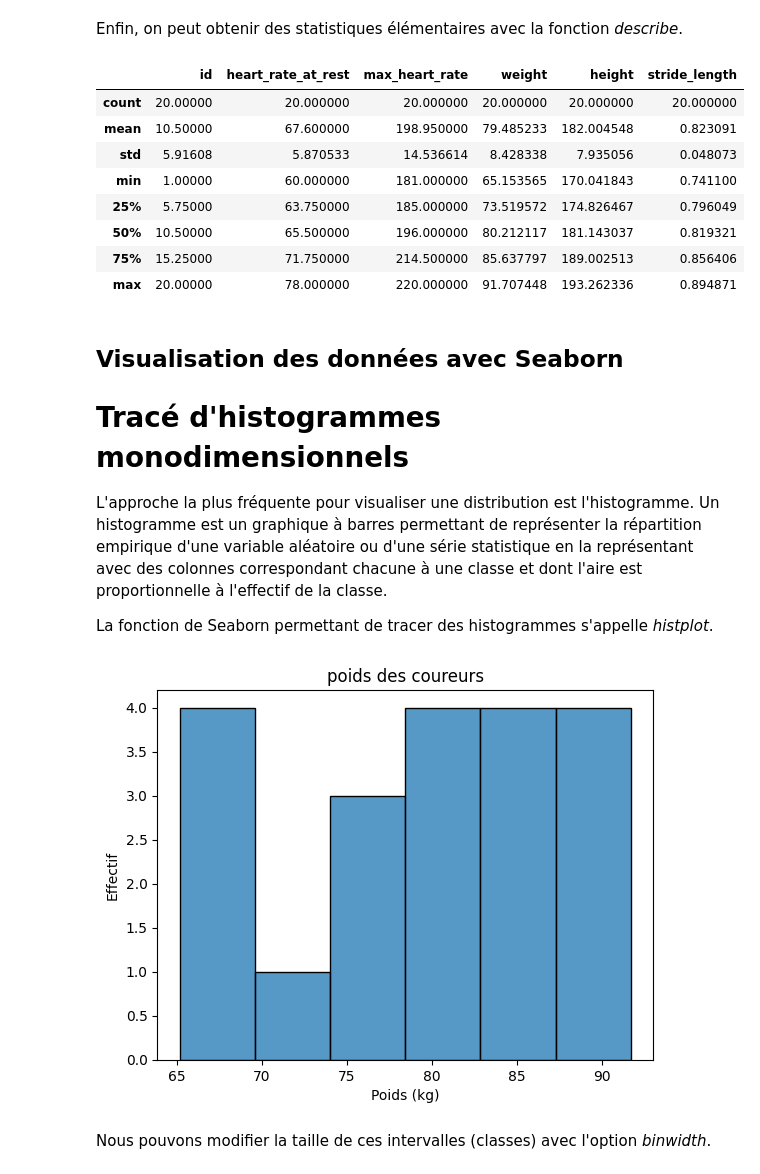
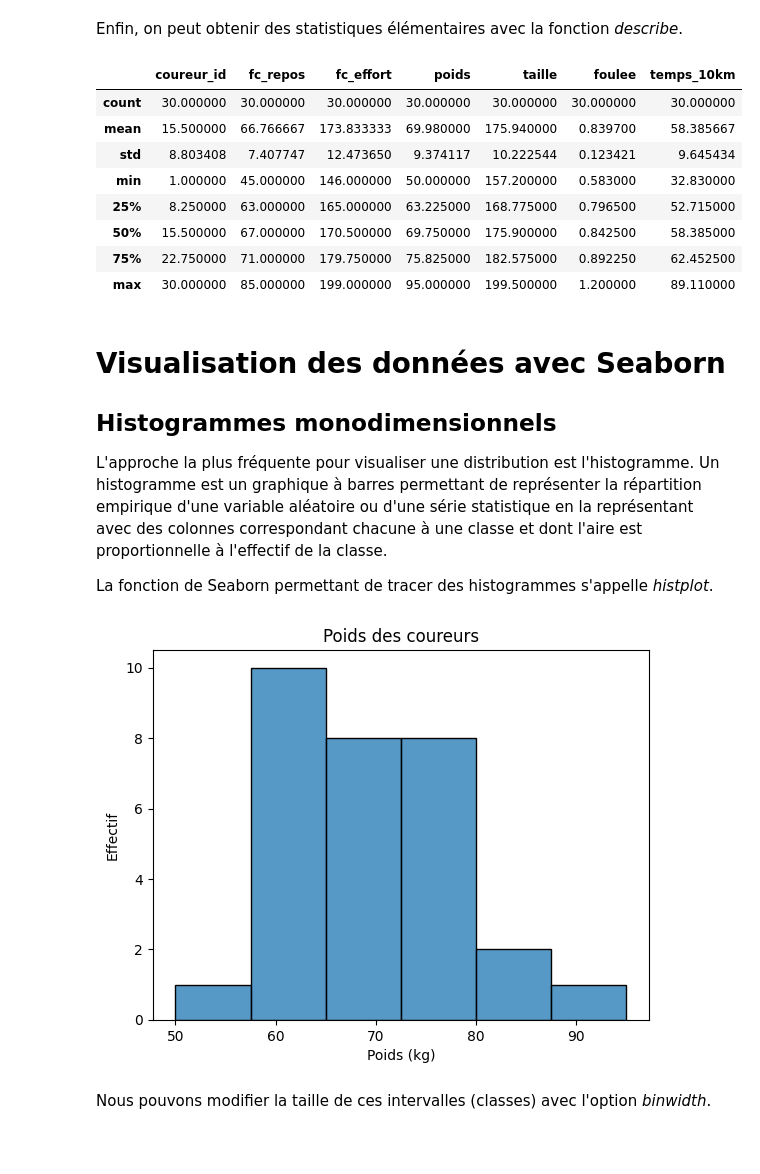
Before and after one commit to DanielLondonCheers/MC2300, a Jupyter notebook: test_stats.ipynb, the cells around one changed output. Drawn from its saved outputs; the diff is of its cells as text; code cells hidden in the pictures; blank space fills up the shorter version.

```diff
--- a/test_stats.ipynb
+++ b/test_stats.ipynb
@@ -31,5 +31,5 @@ La première étape pour l'utiliser est de transformer le fichier de données en
 # %%
-runners = pd.read_csv('runner_data.csv')
+runners = pd.read_csv('donnees_coureurs.csv')
 # %%
 type(runners)
 # %% [output]
@@ -113,19 +114,19 @@ Enfin, on peut obtenir des statistiques élémentaires avec la fonction *describ
 # %%
 runners.describe()
 # %% [output]
-|  | id | heart_rate_at_rest | max_heart_rate | weight | height | stride_length |
-| count | 20.00000 | 20.000000 | 20.000000 | 20.000000 | 20.000000 | 20.000000 |
-| mean | 10.50000 | 67.600000 | 198.950000 | 79.485233 | 182.004548 | 0.823091 |
-| std | 5.91608 | 5.870533 | 14.536614 | 8.428338 | 7.935056 | 0.048073 |
-| min | 1.00000 | 60.000000 | 181.000000 | 65.153565 | 170.041843 | 0.741100 |
-| 25% | 5.75000 | 63.750000 | 185.000000 | 73.519572 | 174.826467 | 0.796049 |
-| 50% | 10.50000 | 65.500000 | 196.000000 | 80.212117 | 181.143037 | 0.819321 |
-| 75% | 15.25000 | 71.750000 | 214.500000 | 85.637797 | 189.002513 | 0.856406 |
-| max | 20.00000 | 78.000000 | 220.000000 | 91.707448 | 193.262336 | 0.894871 |
+|  | coureur_id | fc_repos | fc_effort | poids | taille | foulee | temps_10km |
+| count | 30.000000 | 30.000000 | 30.000000 | 30.000000 | 30.000000 | 30.000000 | 30.000000 |
+| mean | 15.500000 | 66.766667 | 173.833333 | 69.980000 | 175.940000 | 0.839700 | 58.385667 |
+| std | 8.803408 | 7.407747 | 12.473650 | 9.374117 | 10.222544 | 0.123421 | 9.645434 |
+| min | 1.000000 | 45.000000 | 146.000000 | 50.000000 | 157.200000 | 0.583000 | 32.830000 |
+| 25% | 8.250000 | 63.000000 | 165.000000 | 63.225000 | 168.775000 | 0.796500 | 52.715000 |
+| 50% | 15.500000 | 67.000000 | 170.500000 | 69.750000 | 175.900000 | 0.842500 | 58.385000 |
+| 75% | 22.750000 | 71.000000 | 179.750000 | 75.825000 | 182.575000 | 0.892250 | 62.452500 |
+| max | 30.000000 | 85.000000 | 199.000000 | 95.000000 | 199.500000 | 1.200000 | 89.110000 |
 # %% [markdown]
-## **Visualisation des données avec Seaborn**
+# **Visualisation des données avec Seaborn**
 
-# Tracé d'histogrammes monodimensionnels
+## Histogrammes monodimensionnels
 
 L'approche la plus fréquente pour visualiser une distribution est l'histogramme. Un histogramme est un graphique à barres permettant de représenter la répartition empirique d'une variable aléatoire ou d'une série statistique en la représentant avec des colonnes correspondant chacune à une classe et dont l'aire est proportionnelle à l'effectif de la classe.
 
@@ -133,10 +136,10 @@ La fonction de Seaborn permettant de tracer des histogrammes s'appelle *histplot
 # %%
-sb.histplot(x ="weight", data=runners)
+sb.histplot(x ="poids", data=runners)
 plt.title("Poids des coureurs")
 plt.xlabel('Poids (kg)')
 plt.ylabel('Effectif');
 # %% [output]
-[figure, old version]
+[figure, new version]
 # %% [markdown]
  Nous pouvons modifier la taille de ces intervalles (classes) avec l'option *binwidth*.
 # %%
```
Also changed, not shown: parts of 63 cells of this notebook.
